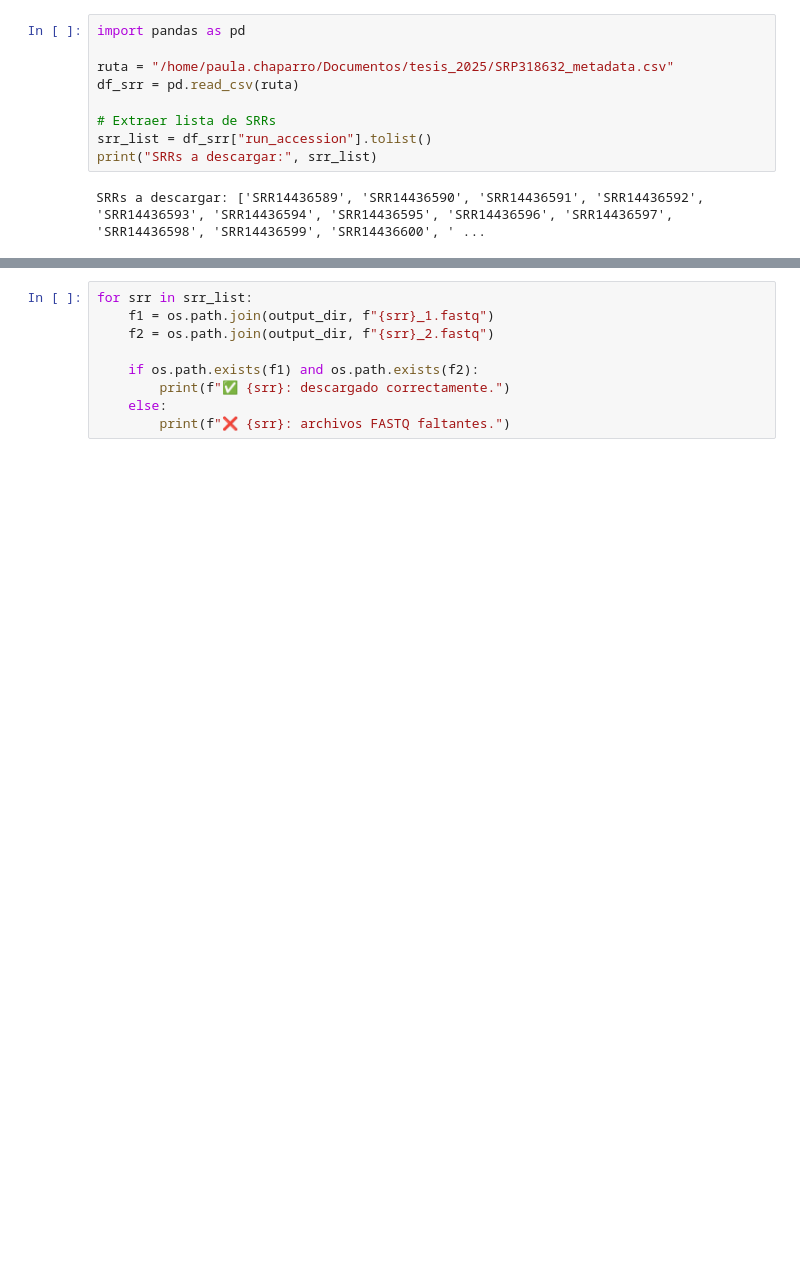
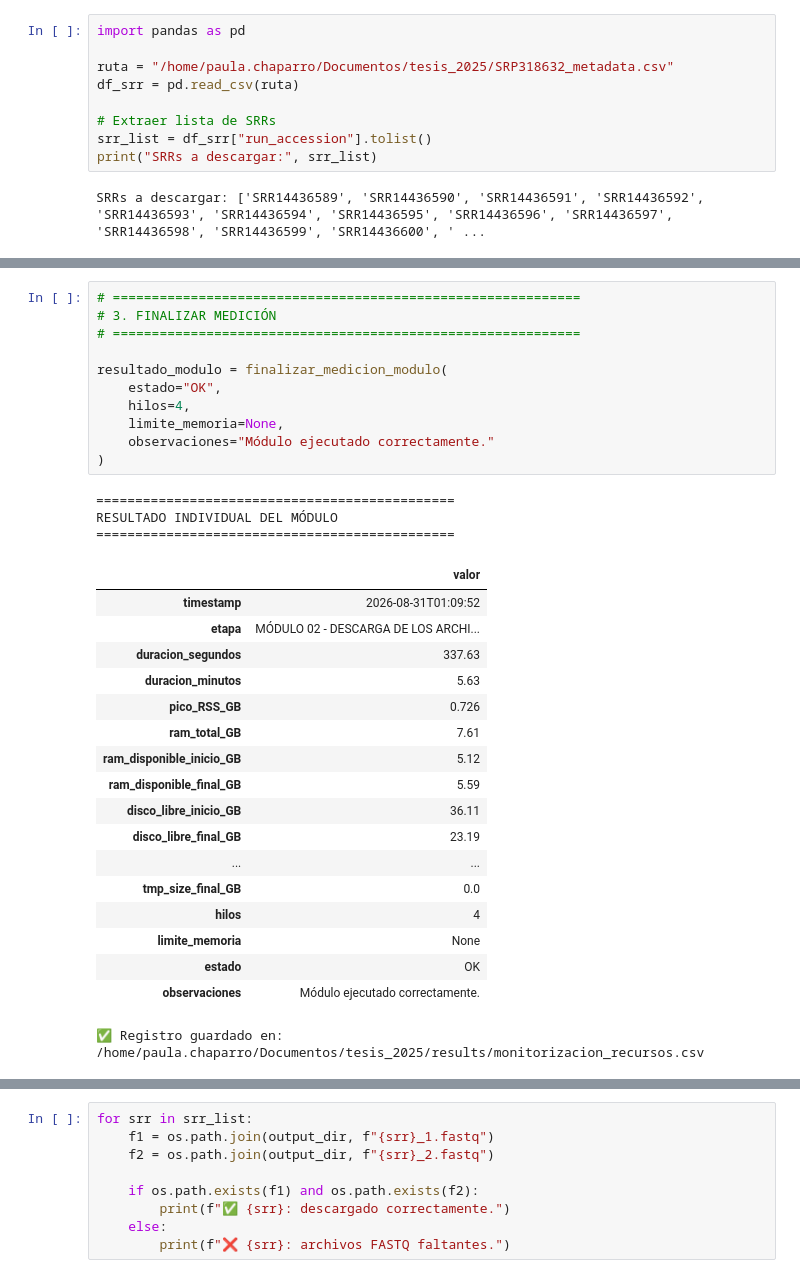
Before and after one commit to paulachaparro-collab/RNA-Seq-data-analysis, a Jupyter notebook: tesis.ipynb, the cells around one changed output, grey strips where cells are left out. Drawn from its saved outputs; the diff is of its cells as text; blank space fills up the shorter version.

```diff
--- a/tesis.ipynb
+++ b/tesis.ipynb
@@ -99,0 +1052,34 @@ reads written   : 39,984,102
+# %%
+# ============================================================
+# 3. FINALIZAR MEDICIÓN
+# ============================================================
+
+resultado_modulo = finalizar_medicion_modulo(
+    estado="OK",
+    hilos=4,
+    limite_memoria=None,
+    observaciones="Módulo ejecutado correctamente."
+)
+# %% [output]
+==============================================
+RESULTADO INDIVIDUAL DEL MÓDULO
+==============================================
+|  | valor |
+| timestamp | 2026-08-31T01:09:52 |
+| etapa | MÓDULO 02 - DESCARGA DE LOS ARCHI... |
+| duracion_segundos | 337.63 |
+| duracion_minutos | 5.63 |
+| pico_RSS_GB | 0.726 |
+| ram_total_GB | 7.61 |
+| ram_disponible_inicio_GB | 5.12 |
+| ram_disponible_final_GB | 5.59 |
+| disco_libre_inicio_GB | 36.11 |
+| disco_libre_final_GB | 23.19 |
+| ... | ... |
+| tmp_size_final_GB | 0.0 |
+| hilos | 4 |
+| limite_memoria | None |
+| estado | OK |
+| observaciones | Módulo ejecutado correctamente. |
+✅ Registro guardado en:
+/home/paula.chaparro/Documentos/tesis_2025/results/monitorizacion_recursos.csv
```
Also changed, not shown: parts of 146 cells of this notebook, 5 other files.
